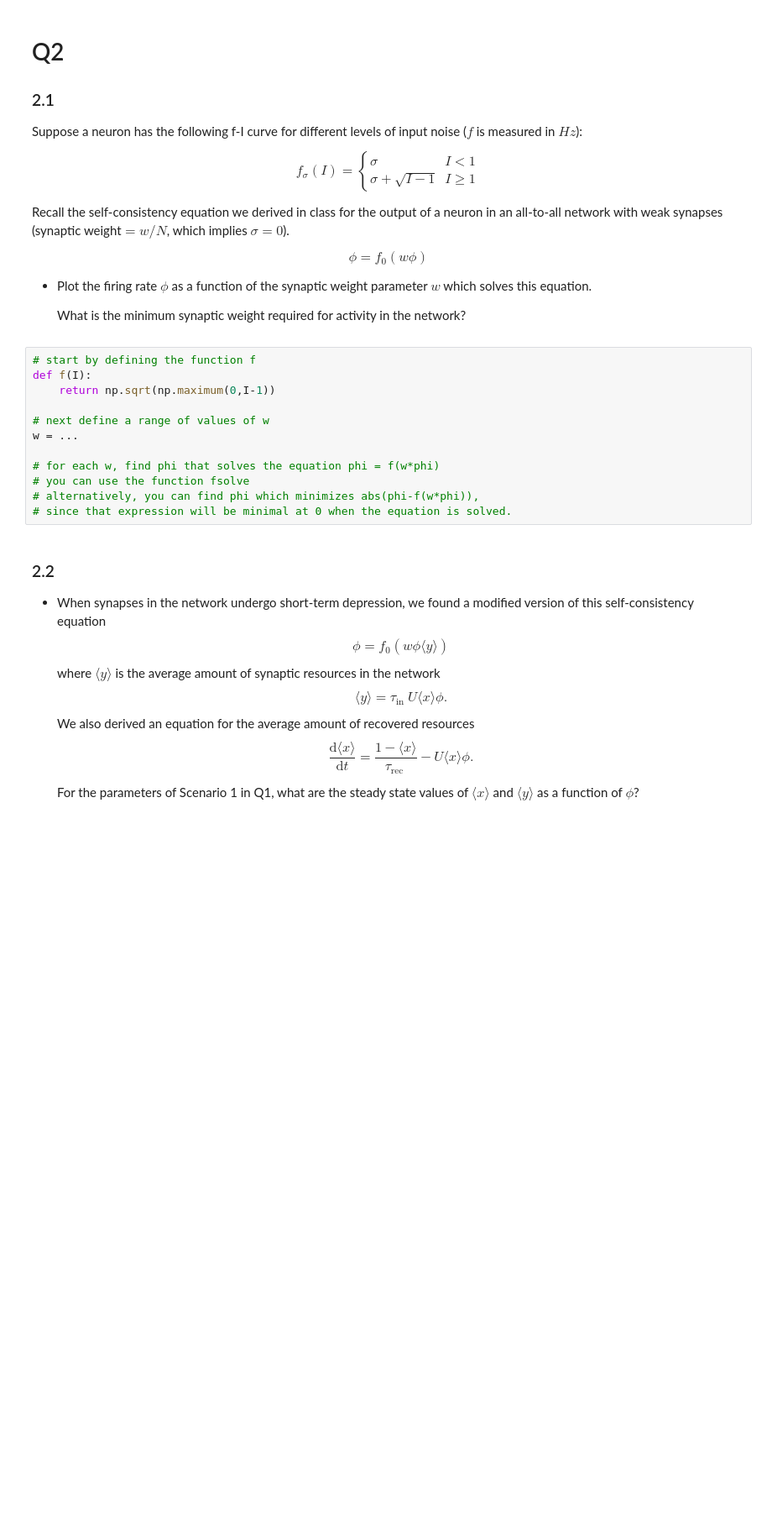
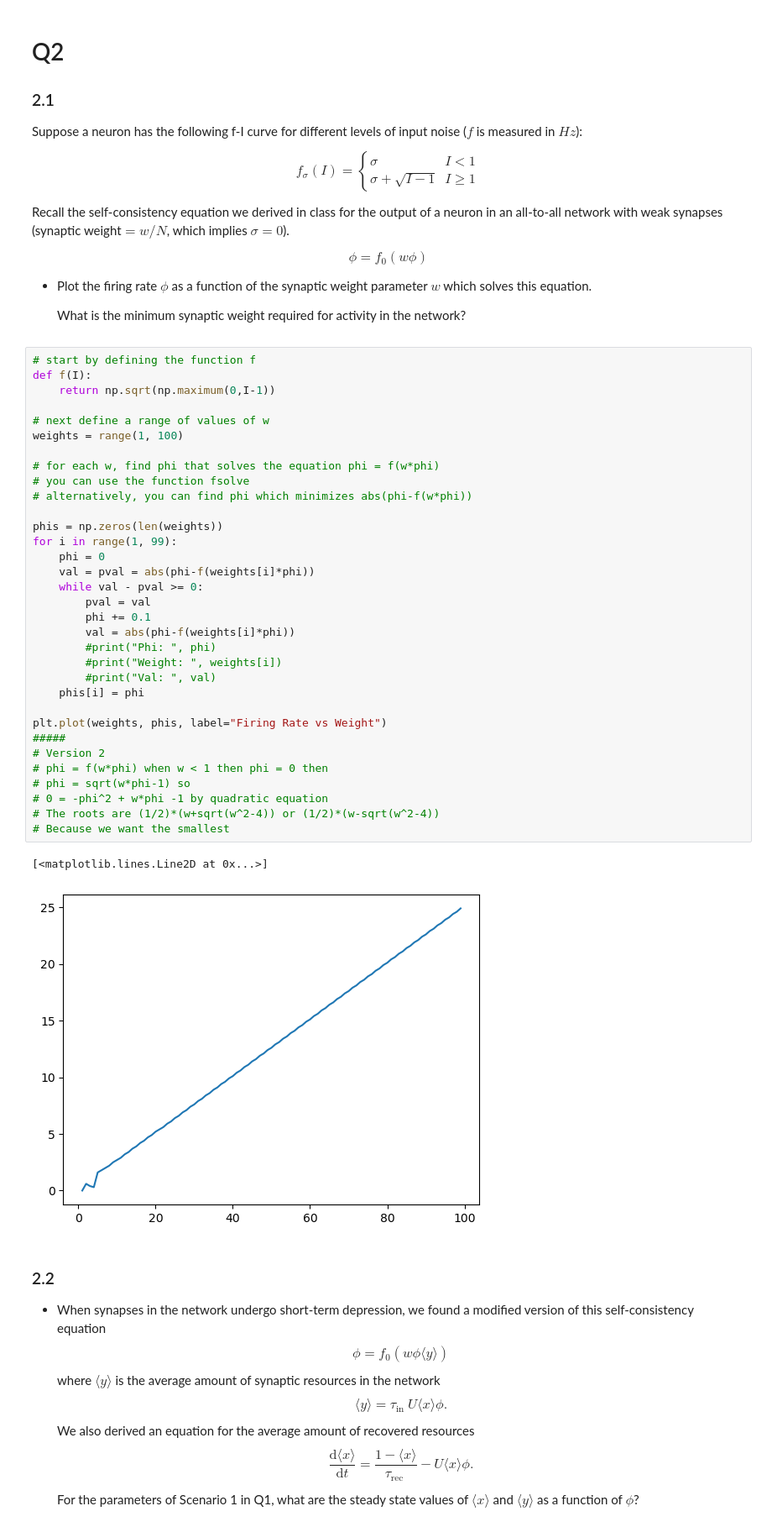
Before and after one commit to WillardFord/BIPN_164, a Jupyter notebook: BIPN164HW2_2023.ipynb, the cells around one changed output. Shown at 84% size. Saved outputs shown, nothing was run; the diff lists cells and outputs as text; blank space fills up the shorter version.

```diff
--- a/BIPN164HW2_2023.ipynb
+++ b/BIPN164HW2_2023.ipynb
@@ -342,15 +370,39 @@ $$\phi = f_0(w\phi)$$
 # %%
 # start by defining the function f
 def f(I):
     return np.sqrt(np.maximum(0,I-1))
 
 # next define a range of values of w
-w = ...
+weights = range(1, 100)
 
 # for each w, find phi that solves the equation phi = f(w*phi)
 # you can use the function fsolve
-# alternatively, you can find phi which minimizes abs(phi-f(w*phi)),
-# since that expression will be minimal at 0 when the equation is solved.
+# alternatively, you can find phi which minimizes abs(phi-f(w*phi))
+
+phis = np.zeros(len(weights))
+for i in range(1, 99):
+    phi = 0
+    val = pval = abs(phi-f(weights[i]*phi))
+    while val - pval >= 0:
+        pval = val
+        phi += 0.1
+        val = abs(phi-f(weights[i]*phi))
+        #print("Phi: ", phi)
+        #print("Weight: ", weights[i])
+        #print("Val: ", val)
+    phis[i] = phi
+
+plt.plot(weights, phis, label="Firing Rate vs Weight")
+#####
+# Version 2
+# phi = f(w*phi) when w < 1 then phi = 0 then
+# phi = sqrt(w*phi-1) so
+# 0 = -phi^2 + w*phi -1 by quadratic equation
+# The roots are (1/2)*(w+sqrt(w^2-4)) or (1/2)*(w-sqrt(w^2-4))
+# Because we want the smallest
+# %% [output]
+[<matplotlib.lines.Line2D at 0x...>]
+[figure, added]
 # %% [markdown]
 ### 2.2
 * When synapses in the network undergo short-term depression, we found a modified version of this self-consistency equation
```
Also changed, not shown: parts of 6 cells of this notebook.
